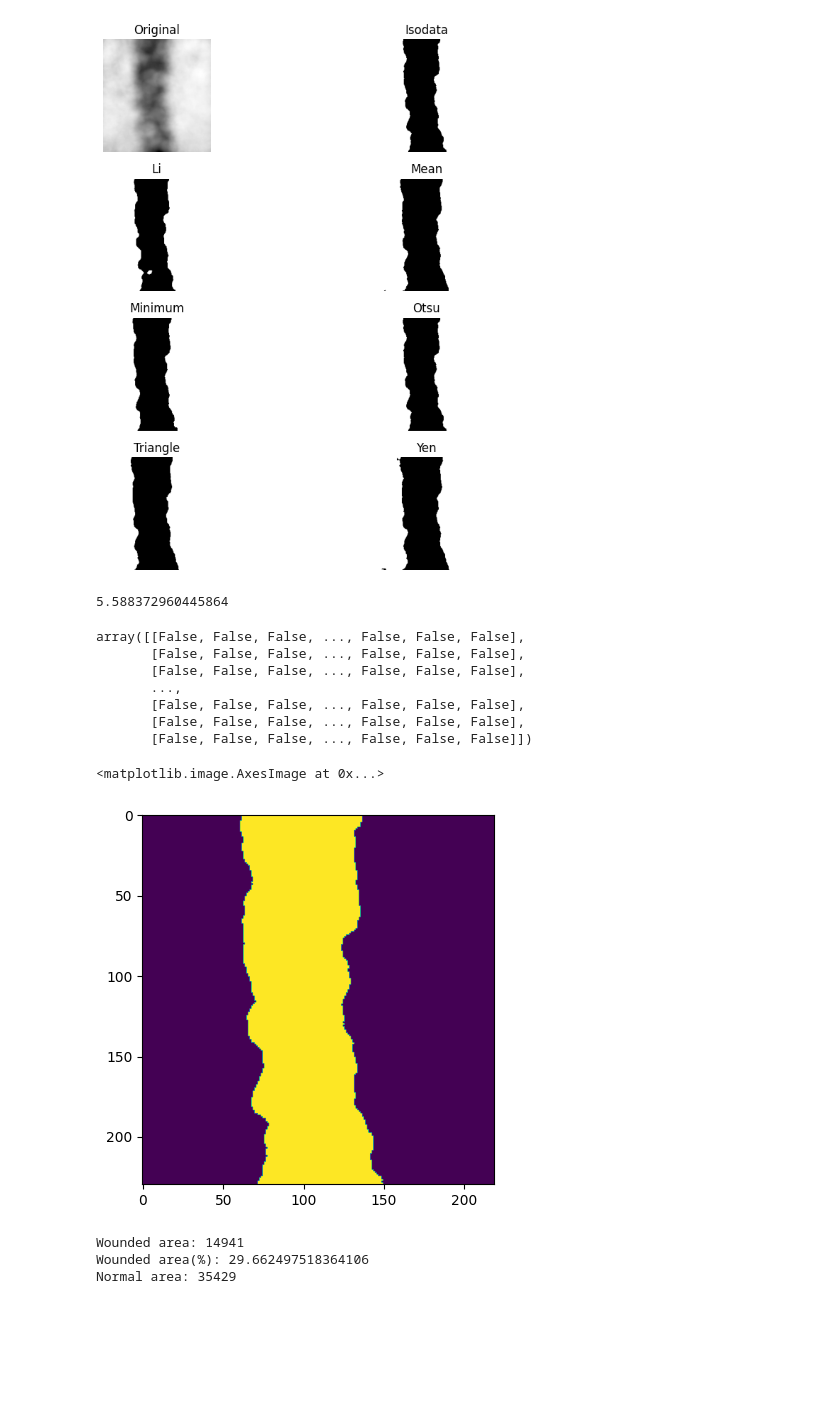
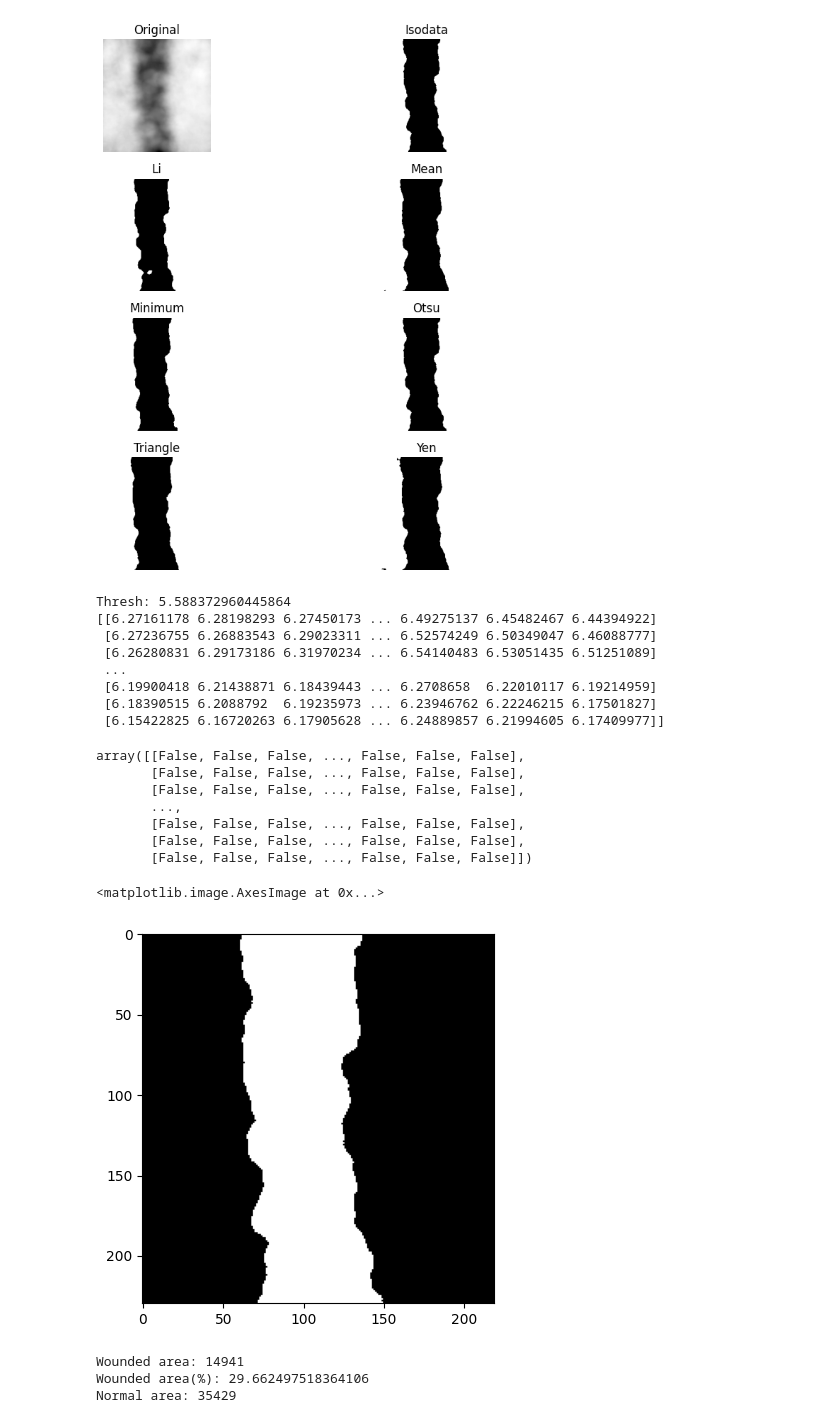
Before and after one commit to SK-SAYED-AKTAR/MachineLearning, a Jupyter notebook: Digital_Image_Processing/WoundAssay.ipynb, the cells around one changed output. Cells and saved outputs as stored; diff of their text form; code cells hidden in the pictures; blank space fills up the shorter version.

```diff
--- a/Digital_Image_Processing/WoundAssay.ipynb
+++ b/Digital_Image_Processing/WoundAssay.ipynb
@@ -24,4 +24,5 @@ plt.show()
 ###### Please notice, that skimage.morphology.disk is a "2D structuring element", which can only be used with a "2D image",
 ###### i.e. a grayscale image.
 # %%
-entropy_img = entropy(gray_image, disk(15))
+entropy_img = entropy(gray_image, footprint=disk(15))
+entropy_img.shape
@@ -38,9 +41,17 @@ plt.show()
 # %%
 from skimage.filters import threshold_otsu
 thresh = threshold_otsu(entropy_img)
-thresh
+print("Thresh:",thresh)
+print(entropy_img)
 # %% [output]
-5.588372960445864
+Thresh: 5.588372960445864
+[[6.27161178 6.28198293 6.27450173 ... 6.49275137 6.45482467 6.44394922]
+ [6.27236755 6.26883543 6.29023311 ... 6.52574249 6.50349047 6.46088777]
+ [6.26280831 6.29173186 6.31970234 ... 6.54140483 6.53051435 6.51251089]
+ ...
+ [6.19900418 6.21438871 6.18439443 ... 6.2708658  6.22010117 6.19214959]
+ [6.18390515 6.2088792  6.19235973 ... 6.23946762 6.22246215 6.17501827]
+ [6.15422825 6.16720263 6.17905628 ... 6.24889857 6.21994605 6.17409977]]
 # %%
 binary_img = entropy_img <= thresh
 binary_img
@@ -53,10 +64,10 @@ array([[False, False, False, ..., False, False, False],
        [False, False, False, ..., False, False, False],
        [False, False, False, ..., False, False, False]])
 # %%
-plt.imshow(binary_img)
+plt.imshow(binary_img, cmap="gray")
 # %% [output]
 <matplotlib.image.AxesImage at 0x...>
-[figure, old version]
+[figure, new version]
 # %%
 print("Wounded area:", np.sum(binary_img==1))
 print("Wounded area(%):", (np.sum(binary_img==1)*100)/(np.sum(binary_img==1)+np.sum(binary_img==0)))
```
Also changed, not shown: parts of 2 cells of this notebook, 2 other files.
